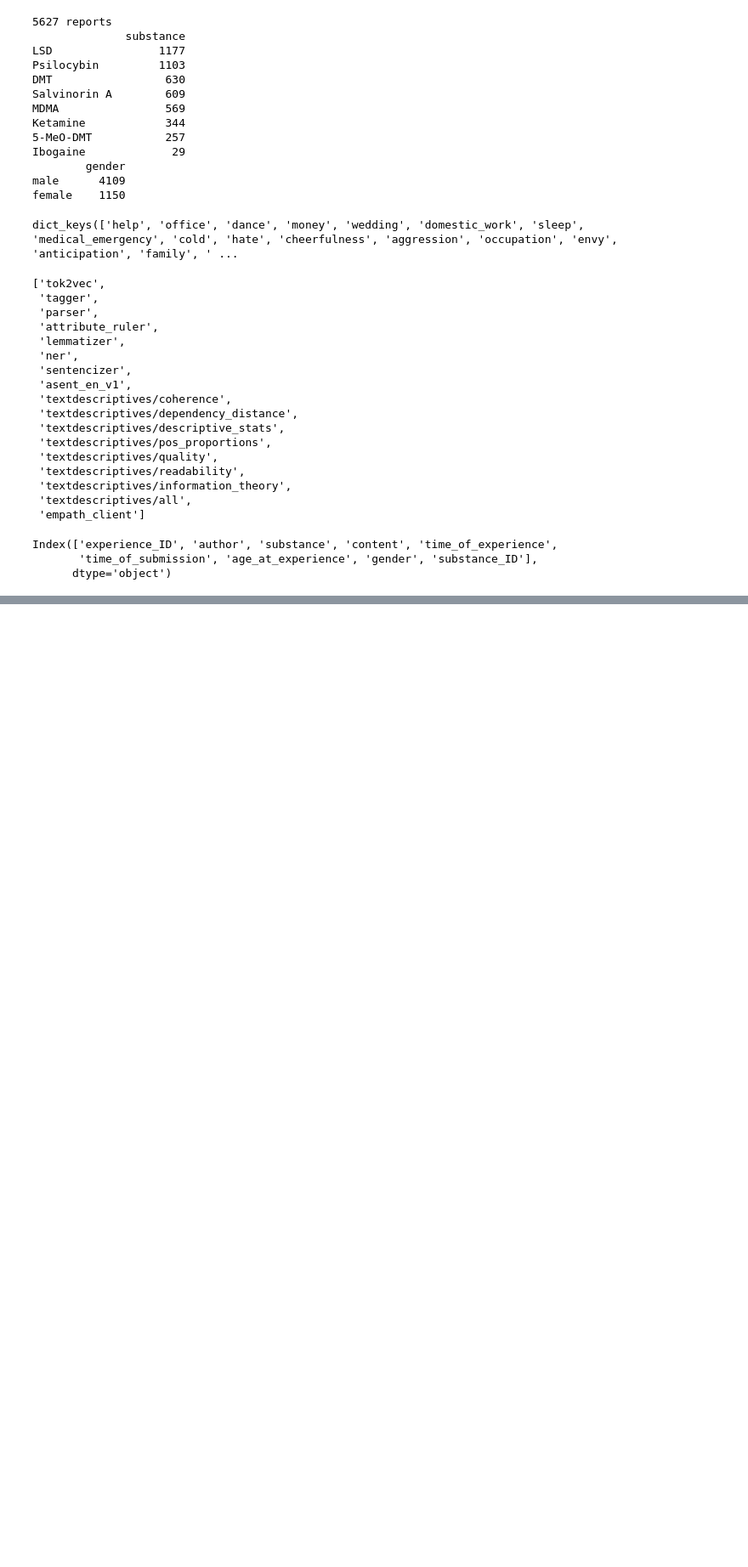
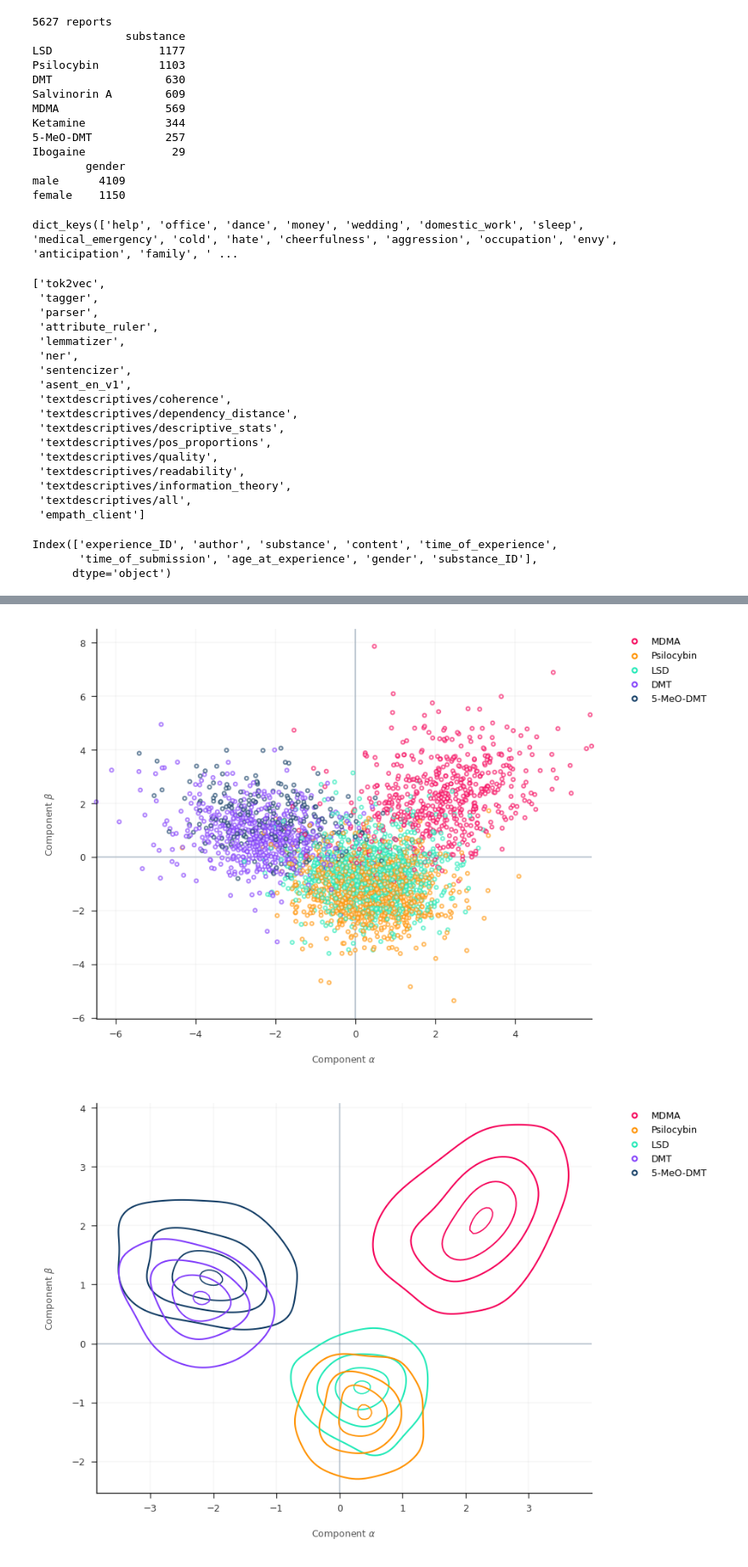
Before and after one commit to dlundgaard/QuantitativePhenomenology, a Jupyter notebook: nlp_analysis.ipynb, the cells around one changed output, grey strips where cells are left out. Shown: that part at 85% size. Saved outputs shown, nothing was run; the diff lists cells and outputs as text; code cells hidden in the pictures; blank space fills up the shorter version.

```diff
--- a/nlp_analysis.ipynb
+++ b/nlp_analysis.ipynb
@@ -79,8 +80,7 @@ empath_category_subset = [
     "be",
     "have",
     "ego",
-    "space",
-    "spirituality",
+    "spatial",
     "visual",
     "sex",
     "time",
@@ -89,6 +89,7 @@ empath_category_subset = [
     "sound",
     "body",
     "relationship",
+    "spirituality",
     "mystical",
 ]
 empath_lexicon.cats.keys()
@@ -280,8 +282,13 @@ def decompose(n_components = 2, method = "LDA", substance_subset = None, show_lo
         clip_on = False,
     )
 
+    # ax.legend(
+    #     handles = [lines.Line2D([], [], marker="o", color="w", label="", markeredgecolor="none", markersize=3) for substance in data["substance"].sort_values(ascending = False).unique()],
+    #     loc = "upper center",
+    #     bbox_to_anchor = (1.15, 1),
+    # )
     ax.legend(
-        handles = [lines.Line2D([], [], marker="o", color="w", label=substance, markeredgecolor=colormap.get(substance), markersize=3) for substance in data["substance"].unique()],
+        handles = [lines.Line2D([], [], marker="o", color="w", label=substance, markeredgecolor=colormap.get(substance), markersize=3) for substance in data["substance"].sort_values(ascending = False).unique()],
         loc = "upper center",
         bbox_to_anchor = (1.15, 1),
     )
@@ -291,7 +298,7 @@ def decompose(n_components = 2, method = "LDA", substance_subset = None, show_lo
 
     ax.set_xlabel(r"Component $\alpha$")
     ax.set_ylabel(r"Component $\beta$")
-    ax.set_title("Erowid Trip Reports\n" + dict(LDA = "Linear Discriminant Analysis", PCA = "Principal Component Analysis", ICA = "Independent Component Analysis", tSNE = "t-SNE", UMAP = "UMAP")[method])
+    # ax.set_title("Erowid Trip Reports\n" + dict(LDA = "Linear Discriminant Analysis", PCA = "Principal Component Analysis", ICA = "Independent Component Analysis", tSNE = "t-SNE", UMAP = "UMAP")[method])
 
     ax.grid(True, which="both")
 
@@ -320,7 +327,7 @@ def decompose(n_components = 2, method = "LDA", substance_subset = None, show_lo
     ax.set_ylim(y_min - 0.1 * abs(y_min), y_max + 0.1 * abs(y_max))
 
     ax.legend(
-        handles = [lines.Line2D([], [], marker="o", color="w", label=substance, markeredgecolor=colormap.get(substance), markersize=3) for substance in data["substance"].unique()],
+        handles = [lines.Line2D([], [], marker="o", color="w", label=substance, markeredgecolor=colormap.get(substance), markersize=3) for substance in data["substance"].sort_values(ascending = False).unique()],
         loc = "upper center",
         bbox_to_anchor = (1.15, 1),
     )
@@ -342,31 +349,34 @@ def decompose(n_components = 2, method = "LDA", substance_subset = None, show_lo
         loadings["abs"] = loadings[component_name].abs()
         loadings = loadings.sort_values("abs").head(15)
         ax.barh(
             y = loadings["index"],
             width = loadings[component_name],
             color = "C0",
             height = -0.8,
             align = "edge",
         )
         for row_idx, cat in enumerate(loadings["index"]):
             ax.annotate(
                 ", ".join(random.sample(empath_lexicon.cats[cat], 3)),
                 xy = (-0.05, row_idx - 0.5),
                 xycoords = ("axes fraction", "data"),
                 ha = "right",
                 alpha = 0.6,
                 fontsize = 3.5,
             )
         x_abs_max = abs(max(ax.get_xlim(), key=abs))
-        ax.set_title("Component " + {0: r"$\alpha$", 1: r"$\beta$"}[component])
+        ax.set_title("Component " + {0: r"$\alpha$", 1: r"$\beta$"}[component], fontdict = dict(weight = "normal"))
         ax.set_xlabel("Pearson correlation")
         ax.tick_params(left = False)
         ax.margins(y = 0.01)
         ax.set_xlim(-x_abs_max * 1.05, x_abs_max * 1.05)
 
     plt.show()
 
 # decompose()
 decompose(substance_subset=("MDMA", "Psilocybin", "LSD", "DMT", "5-MeO-DMT"), method = "LDA", show_loadings = True)
 # decompose(substance_subset=("MDMA", "Psilocybin", "LSD", "DMT", "5-MeO-DMT", "Salvinorin A", "Ketamine"), method = "LDA", show_loadings = True)
 # decompose(substance_subset=("MDMA", "Psilocybin", "LSD", "DMT", "5-MeO-DMT"), method = "UMAP", show_loadings = True)
+# %% [output]
+[figure, added]
+[figure, added]
```
Also changed, not shown: parts of 6 cells of this notebook, 3 other files.
